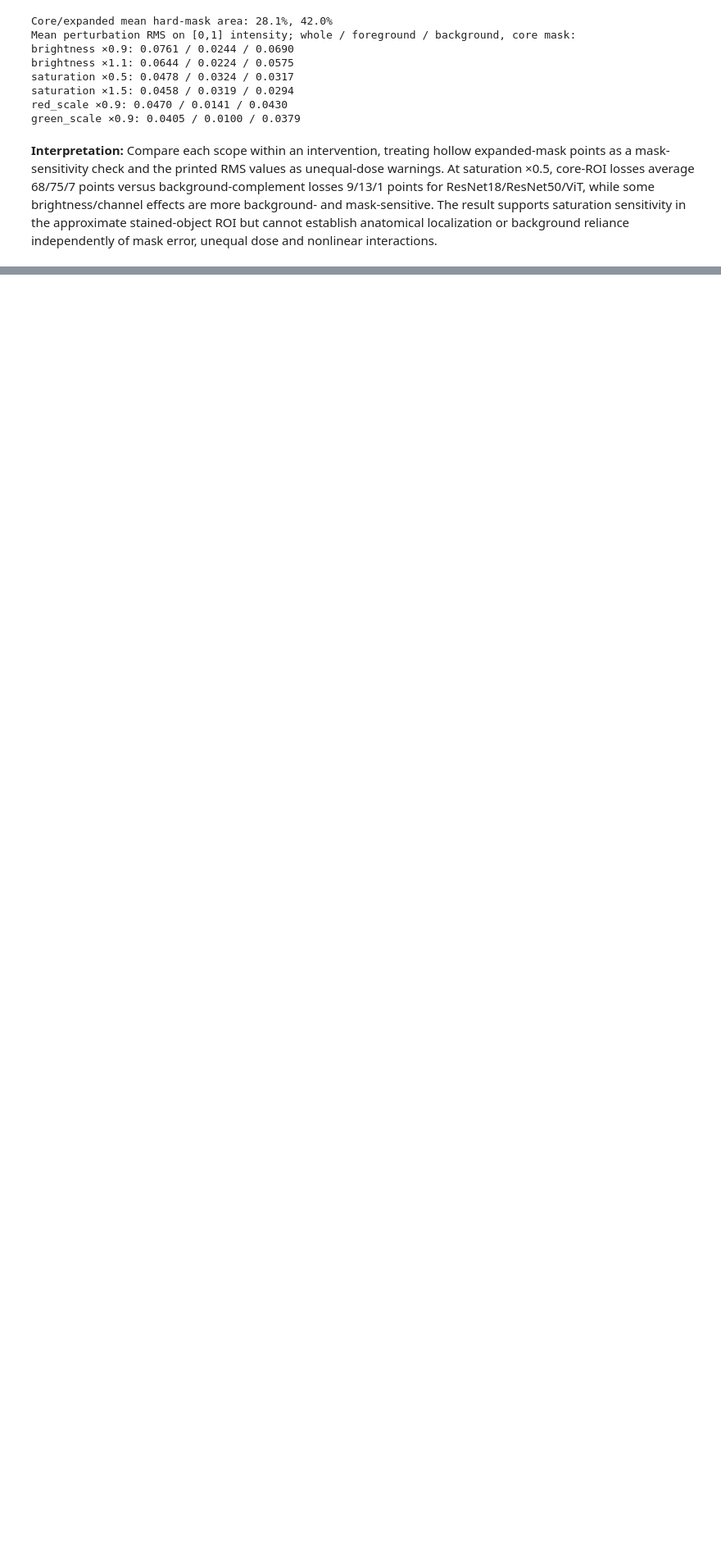
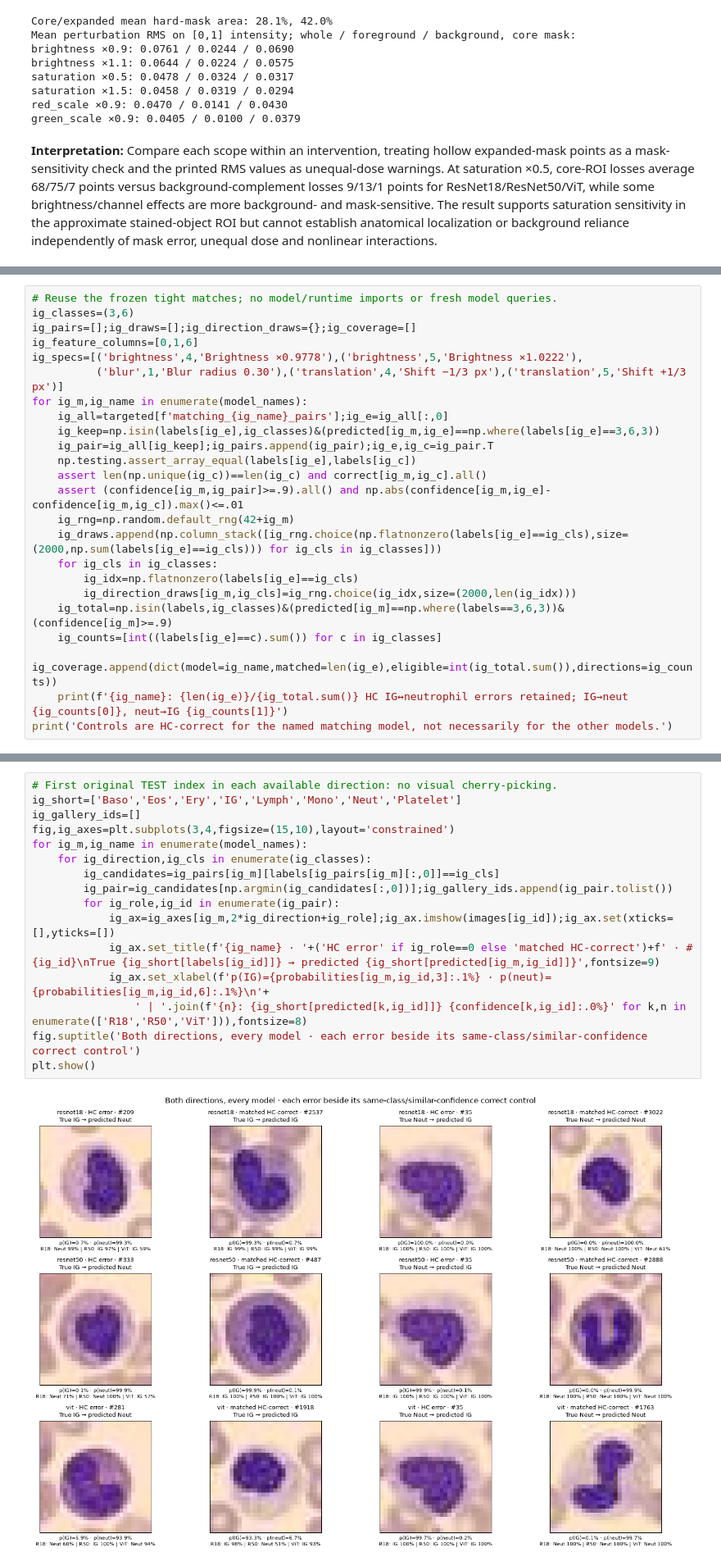
Before and after one commit to jseibezeder/AI_and_Visualization_Project, a Jupyter notebook: confidence_analysis.ipynb, the cells around one changed output, grey strips where cells are left out. Shown at 82% size. Saved outputs shown, nothing was run; the diff lists cells and outputs as text; blank space fills up the shorter version.

Commit message:
Investigate directional IG and neutrophil confusion with matched controls

```diff
--- a/confidence_analysis.ipynb
+++ b/confidence_analysis.ipynb
@@ -665,0 +674,24 @@ green_scale ×0.9: 0.0405 / 0.0100 / 0.0379
+# %%
+# Reuse the frozen tight matches; no model/runtime imports or fresh model queries.
+ig_classes=(3,6)
+ig_pairs=[];ig_draws=[];ig_direction_draws={};ig_coverage=[]
+ig_feature_columns=[0,1,6]
+ig_specs=[('brightness',4,'Brightness ×0.9778'),('brightness',5,'Brightness ×1.0222'),
+          ('blur',1,'Blur radius 0.30'),('translation',4,'Shift −1/3 px'),('translation',5,'Shift +1/3 px')]
+for ig_m,ig_name in enumerate(model_names):
+    ig_all=targeted[f'matching_{ig_name}_pairs'];ig_e=ig_all[:,0]
+    ig_keep=np.isin(labels[ig_e],ig_classes)&(predicted[ig_m,ig_e]==np.where(labels[ig_e]==3,6,3))
+    ig_pair=ig_all[ig_keep];ig_pairs.append(ig_pair);ig_e,ig_c=ig_pair.T
+    np.testing.assert_array_equal(labels[ig_e],labels[ig_c])
+    assert len(np.unique(ig_c))==len(ig_c) and correct[ig_m,ig_c].all()
+    assert (confidence[ig_m,ig_pair]>=.9).all() and np.abs(confidence[ig_m,ig_e]-confidence[ig_m,ig_c]).max()<=.01
+    ig_rng=np.random.default_rng(42+ig_m)
+    ig_draws.append(np.column_stack([ig_rng.choice(np.flatnonzero(labels[ig_e]==ig_cls),size=(2000,np.sum(labels[ig_e]==ig_cls))) for ig_cls in ig_classes]))
+    for ig_cls in ig_classes:
+        ig_idx=np.flatnonzero(labels[ig_e]==ig_cls)
+        ig_direction_draws[ig_m,ig_cls]=ig_rng.choice(ig_idx,size=(2000,len(ig_idx)))
+    ig_total=np.isin(labels,ig_classes)&(predicted[ig_m]==np.where(labels==3,6,3))&(confidence[ig_m]>=.9)
+    ig_counts=[int((labels[ig_e]==c).sum()) for c in ig_classes]
+    ig_coverage.append(dict(model=ig_name,matched=len(ig_e),eligible=int(ig_total.sum()),directions=ig_counts))
+    print(f'{ig_name}: {len(ig_e)}/{ig_total.sum()} HC IG↔neutrophil errors retained; IG→neut {ig_counts[0]}, neut→IG {ig_counts[1]}')
+print('Controls are HC-correct for the named matching model, not necessarily for the other models.')
@@ -665,0 +703,18 @@ green_scale ×0.9: 0.0405 / 0.0100 / 0.0379
+# %%
+# First original TEST index in each available direction: no visual cherry-picking.
+ig_short=['Baso','Eos','Ery','IG','Lymph','Mono','Neut','Platelet']
+ig_gallery_ids=[]
+fig,ig_axes=plt.subplots(3,4,figsize=(15,10),layout='constrained')
+for ig_m,ig_name in enumerate(model_names):
+    for ig_direction,ig_cls in enumerate(ig_classes):
+        ig_candidates=ig_pairs[ig_m][labels[ig_pairs[ig_m][:,0]]==ig_cls]
+        ig_pair=ig_candidates[np.argmin(ig_candidates[:,0])];ig_gallery_ids.append(ig_pair.tolist())
+        for ig_role,ig_id in enumerate(ig_pair):
+            ig_ax=ig_axes[ig_m,2*ig_direction+ig_role];ig_ax.imshow(images[ig_id]);ig_ax.set(xticks=[],yticks=[])
+            ig_ax.set_title(f'{ig_name} · '+('HC error' if ig_role==0 else 'matched HC-correct')+f' · #{ig_id}\nTrue {ig_short[labels[ig_id]]} → predicted {ig_short[predicted[ig_m,ig_id]]}',fontsize=9)
+            ig_ax.set_xlabel(f'p(IG)={probabilities[ig_m,ig_id,3]:.1%} · p(neut)={probabilities[ig_m,ig_id,6]:.1%}\n'+
+                ' | '.join(f'{n}: {ig_short[predicted[k,ig_id]]} {confidence[k,ig_id]:.0%}' for k,n in enumerate(['R18','R50','ViT'])),fontsize=8)
+fig.suptitle('Both directions, every model · each error beside its same-class/similar-confidence correct control')
+plt.show()
+# %% [output]
+[figure, added]
```
Also changed, not shown: parts of 9 cells of this notebook.
